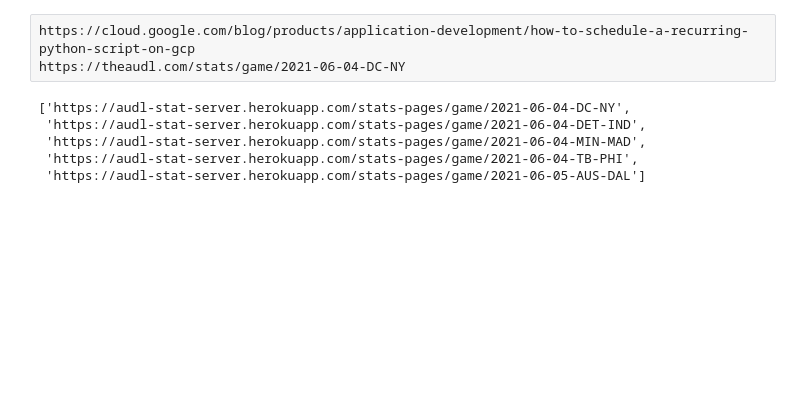
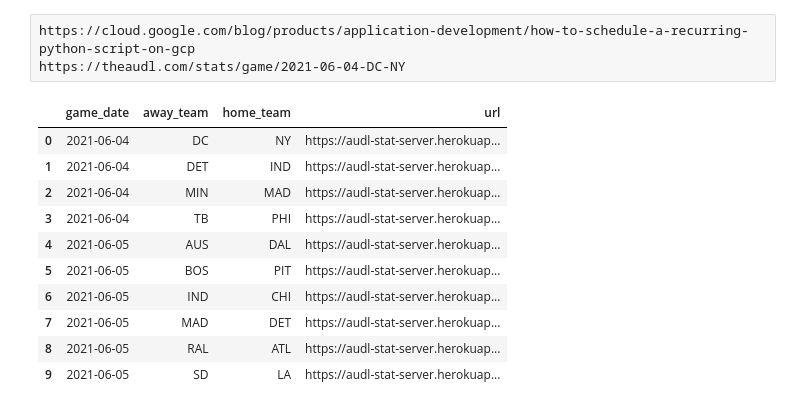
Before and after one commit to JohnLithio/AUDL-Advanced-Stats, a Jupyter notebook: Exploration.ipynb, the cells around one changed output. Cells and saved outputs as stored; diff of their text form; code cells hidden in the pictures; blank space fills up the shorter version.

```diff
--- a/Exploration.ipynb
+++ b/Exploration.ipynb
@@ -16,10 +13,16 @@ import plotly.express as px
 # %%
 s = audl.Season()
-s.get_game_urls(override=False)[:5]
+s.get_games(override=False).iloc[:10]#["url"].values
 # %% [output]
-['https://audl-stat-server.herokuapp.com/stats-pages/game/2021-06-04-DC-NY',
- 'https://audl-stat-server.herokuapp.com/stats-pages/game/2021-06-04-DET-IND',
- 'https://audl-stat-server.herokuapp.com/stats-pages/game/2021-06-04-MIN-MAD',
- 'https://audl-stat-server.herokuapp.com/stats-pages/game/2021-06-04-TB-PHI',
- 'https://audl-stat-server.herokuapp.com/stats-pages/game/2021-06-05-AUS-DAL']
+|  | game_date | away_team | home_team | url |
+| 0 | 2021-06-04 | DC | NY | https://audl-stat-server.herokuap... |
+| 1 | 2021-06-04 | DET | IND | https://audl-stat-server.herokuap... |
+| 2 | 2021-06-04 | MIN | MAD | https://audl-stat-server.herokuap... |
+| 3 | 2021-06-04 | TB | PHI | https://audl-stat-server.herokuap... |
+| 4 | 2021-06-05 | AUS | DAL | https://audl-stat-server.herokuap... |
+| 5 | 2021-06-05 | BOS | PIT | https://audl-stat-server.herokuap... |
+| 6 | 2021-06-05 | IND | CHI | https://audl-stat-server.herokuap... |
+| 7 | 2021-06-05 | MAD | DET | https://audl-stat-server.herokuap... |
+| 8 | 2021-06-05 | RAL | ATL | https://audl-stat-server.herokuap... |
+| 9 | 2021-06-05 | SD | LA | https://audl-stat-server.herokuap... |
 # %%
```
Also changed, not shown: parts of 13 cells of this notebook.
